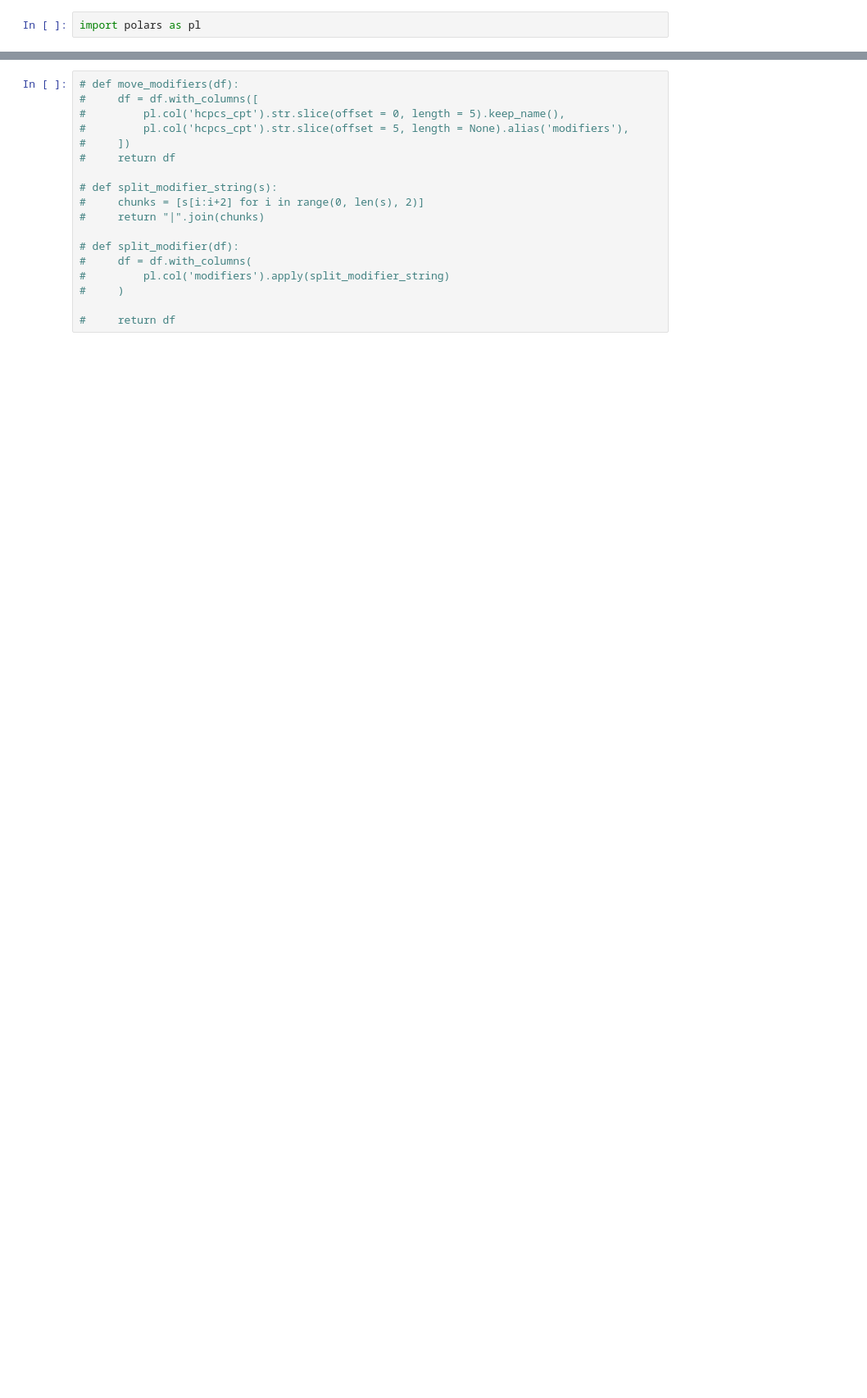
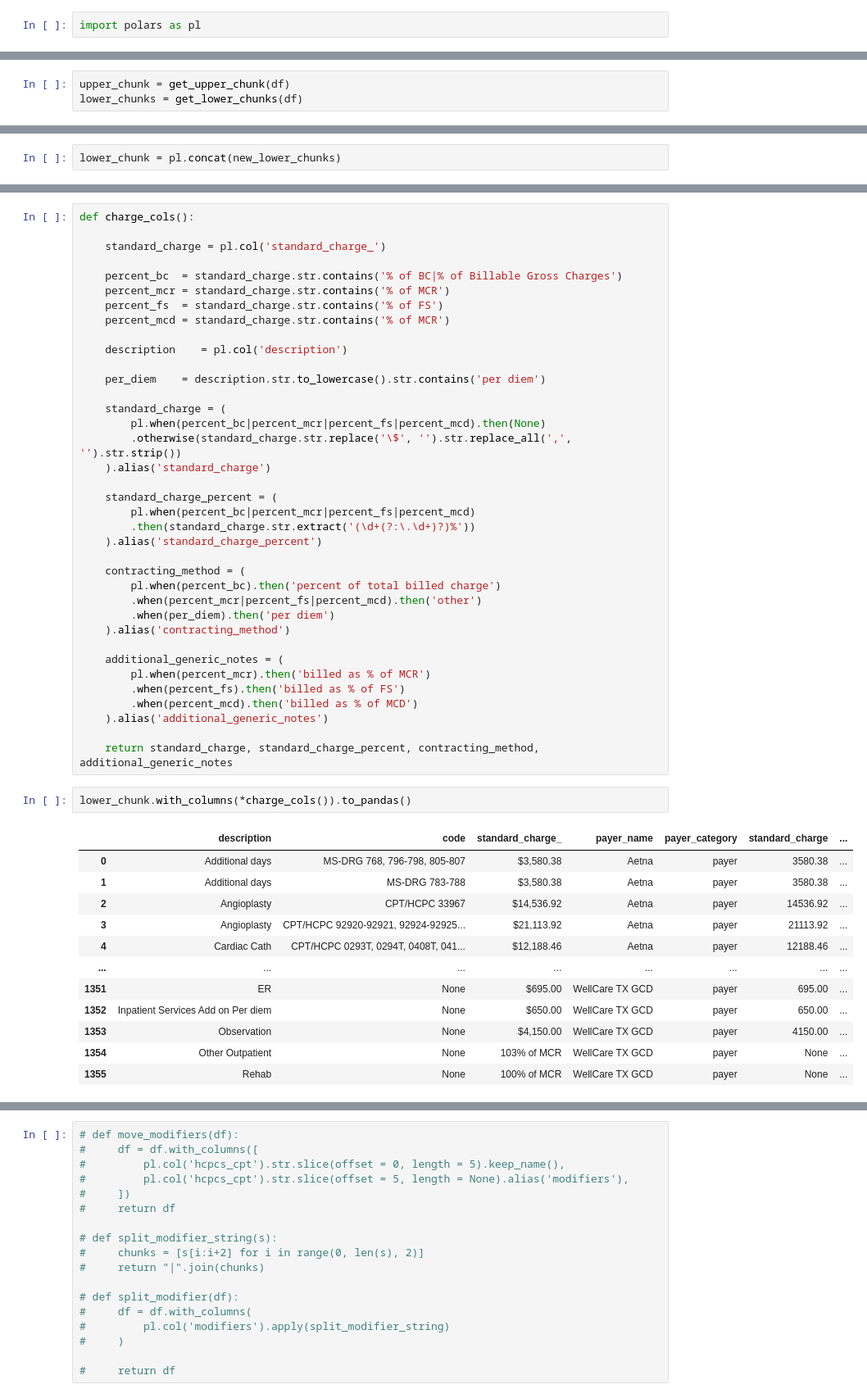
Before and after one commit to dolthub/data-analysis, a Jupyter notebook: hospital-price-transparency/data_cleaning_examples/HCA.ipynb, the cells around one changed output, grey strips where cells are left out. Shown: that part at 82% size. Cells and saved outputs as stored; diff of their text form; blank space fills up the shorter version.

```diff
--- a/hospital-price-transparency/data_cleaning_examples/HCA.ipynb
+++ b/hospital-price-transparency/data_cleaning_examples/HCA.ipynb
@@ -264,0 +48,3 @@ shape: (20, 13)
+# %%
+upper_chunk = get_upper_chunk(df)
+lower_chunks = get_lower_chunks(df)
@@ -264,0 +146,2 @@ shape: (20, 13)
+# %%
+lower_chunk = pl.concat(new_lower_chunks)
@@ -264,0 +164,52 @@ shape: (20, 13)
+# %%
+def charge_cols():
+
+    standard_charge = pl.col('standard_charge_')
+
+    percent_bc  = standard_charge.str.contains('% of BC|% of Billable Gross Charges')
+    percent_mcr = standard_charge.str.contains('% of MCR')
+    percent_fs  = standard_charge.str.contains('% of FS')
+    percent_mcd = standard_charge.str.contains('% of MCR')
+
+    description    = pl.col('description')
+
+    per_diem    = description.str.to_lowercase().str.contains('per diem')
+
+    standard_charge = (
+        pl.when(percent_bc|percent_mcr|percent_fs|percent_mcd).then(None)
+        .otherwise(standard_charge.str.replace('\$', '').str.replace_all(',', '').str.strip())
+    ).alias('standard_charge')
+
+    standard_charge_percent = (
+        pl.when(percent_bc|percent_mcr|percent_fs|percent_mcd)
+        .then(standard_charge.str.extract('(\d+(?:\.\d+)?)%'))
+    ).alias('standard_charge_percent')
+
+    contracting_method = (
+        pl.when(percent_bc).then('percent of total billed charge')
+        .when(percent_mcr|percent_fs|percent_mcd).then('other')
+        .when(per_diem).then('per diem')
+    ).alias('contracting_method')
+
+    additional_generic_notes = (
+        pl.when(percent_mcr).then('billed as % of MCR')
+        .when(percent_fs).then('billed as % of FS')
+        .when(percent_mcd).then('billed as % of MCD')
+    ).alias('additional_generic_notes')
+
+    return standard_charge, standard_charge_percent, contracting_method, additional_generic_notes
+# %%
+lower_chunk.with_columns(*charge_cols()).to_pandas()
+# %% [output]
+|  | description | code | standard_charge_ | payer_name | payer_category | standard_charge | ... |
+| 0 | Additional days | MS-DRG 768, 796-798, 805-807 | $3,580.38 | Aetna | payer | 3580.38 | ... |
+| 1 | Additional days | MS-DRG 783-788 | $3,580.38 | Aetna | payer | 3580.38 | ... |
+| 2 | Angioplasty | CPT/HCPC 33967 | $14,536.92 | Aetna | payer | 14536.92 | ... |
+| 3 | Angioplasty | CPT/HCPC 92920-92921, 92924-92925... | $21,113.92 | Aetna | payer | 21113.92 | ... |
+| 4 | Cardiac Cath | CPT/HCPC 0293T, 0294T, 0408T, 041... | $12,188.46 | Aetna | payer | 12188.46 | ... |
+| ... | ... | ... | ... | ... | ... | ... | ... |
+| 1351 | ER | None | $695.00 | WellCare TX GCD | payer | 695.00 | ... |
+| 1352 | Inpatient Services Add on Per diem | None | $650.00 | WellCare TX GCD | payer | 650.00 | ... |
+| 1353 | Observation | None | $4,150.00 | WellCare TX GCD | payer | 4150.00 | ... |
+| 1354 | Other Outpatient | None | 103% of MCR | WellCare TX GCD | payer | None | ... |
+| 1355 | Rehab | None | 100% of MCR | WellCare TX GCD | payer | None | ... |
```
Also changed, not shown: parts of 49 cells of this notebook.
